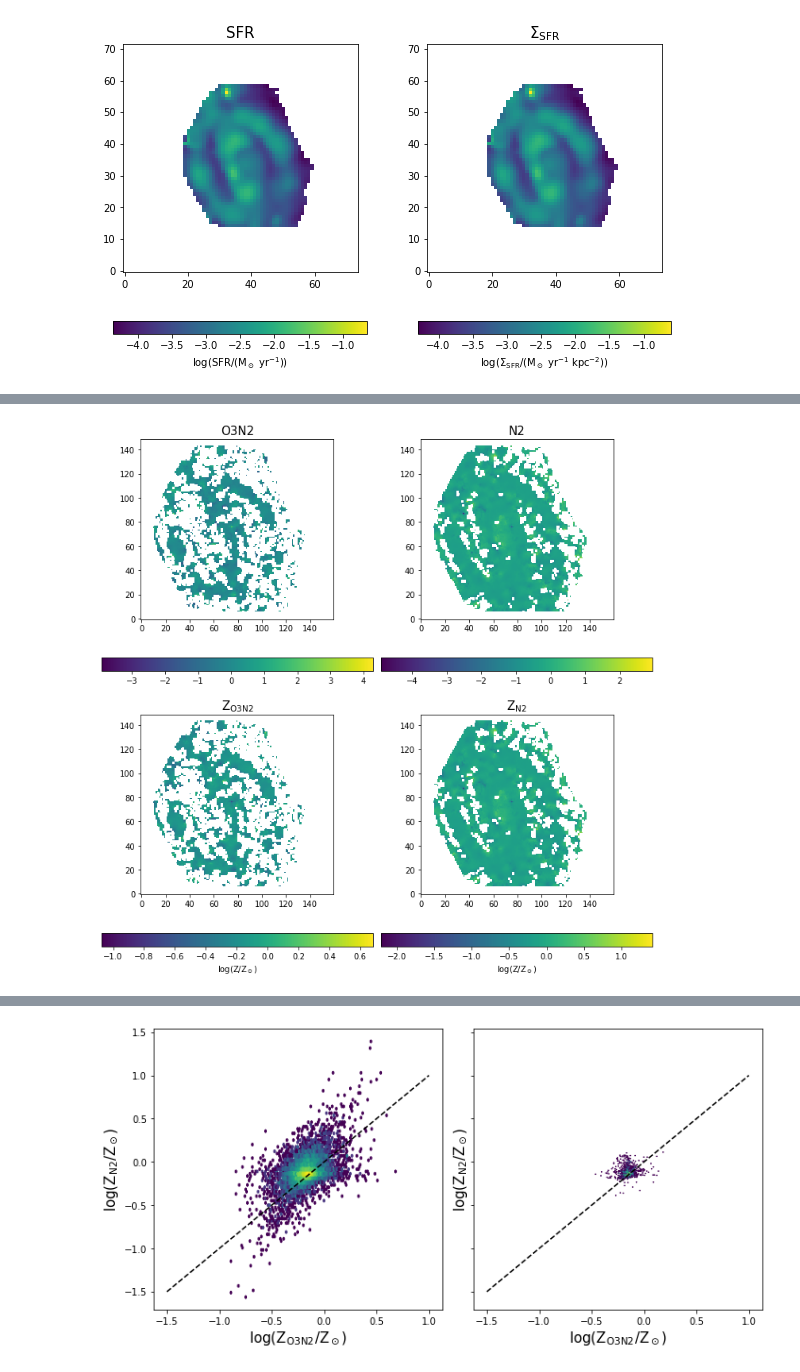
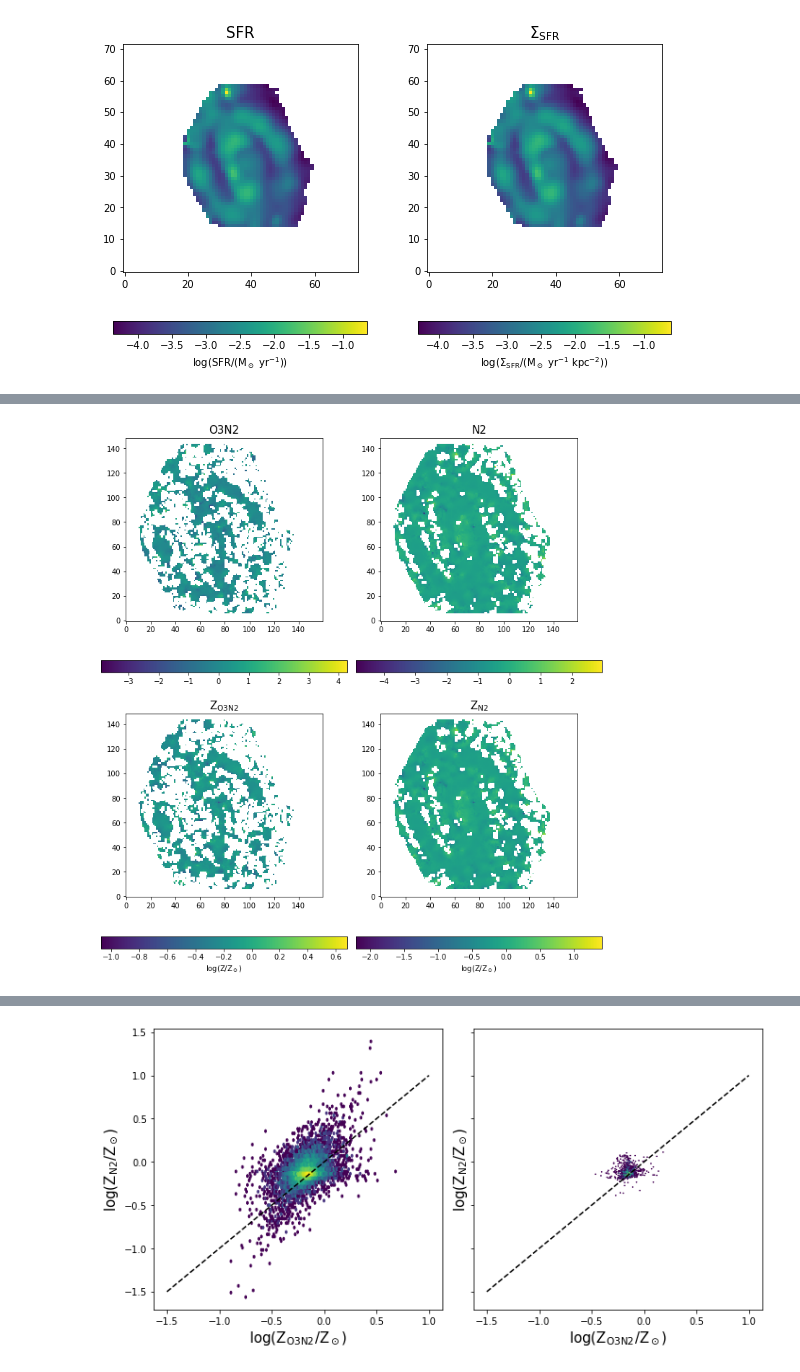
Before and after one commit to Bruno-Rodriguez/quenching-nearby-galaxies, a Jupyter notebook: astrophysical-properties.ipynb, the cells around one changed output, grey strips where cells are left out. Drawn from its saved outputs; the diff is of its cells as text; code cells hidden in the pictures.

```diff
--- a/astrophysical-properties.ipynb
+++ b/astrophysical-properties.ipynb
@@ -74,7 +51,8 @@ theta_min = 5.4
 theta_maj = 9.4
 pa_beam = -36
 # %%
-CO_cube = SpectralCube.read(path+'UGC12250_7m_co21_pbcor.fits')
+#CO_cube = SpectralCube.read(path+'UGC12250_7m_co21_pbcor.fits')
+CO_cube = SpectralCube.read(path+source+'_7m_co21_pbcor.fits')
 CO_cube = CO_cube.minimal_subcube()
 if CO_cube.unit == 'Jy/beam':
     CO_cube = CO_cube.to(u.K)
@@ -94,7 +72,8 @@ print(f'Surface area per ACA spaxel: {pix_area_aca:.6}')
 Angular size of ACA spaxel: 1.5 arcsec
 Surface area per ACA spaxel: 0.533775 kpc2
 # %%
-hdu_list = fits.open(path+'UGC12250.Pipe3D.cube.fits')
+#hdu_list = fits.open(path+'UGC12250.Pipe3D.cube.fits')
+hdu_list = fits.open(path+source+'.Pipe3D.cube.fits')
 hdu_list.info()
 # %% [output]
 Filename: /vol/aibn1081/data1/brodriguez/UGC12250.Pipe3D.cube.fits
@@ -315,3 +292,11 @@ A_Ha = np.where(np.isnan(F_Hb)&~np.isnan(F_Ha),A_Ha_mean,A_Ha)
+# %%
+Ha_to_Hb = np.where(F_Ha/F_Hb>2.86,F_Ha/F_Hb,2.86) # imposing minimum ratio of 2.86
+Ha_to_Hb = np.where(np.isfinite(F_Ha),Ha_to_Hb,np.nan)
+# from Villanueva et al. 2023
+A_Ha = 5.86*np.log10(Ha_to_Hb/2.86)
+A_Ha_mean = np.nanmean(A_Ha[(A_Ha>0)&(F_Hb>e_F_Hb)])
+#A_Ha = np.where(np.isnan(F_Hb)&~np.isnan(F_Ha),A_Ha_mean,A_Ha)
+A_Ha = np.where(~(F_Hb>e_F_Hb)&~np.isnan(F_Ha),A_Ha_mean,A_Ha)
 # %%
 Ha_to_Hb_rep = np.where(F_Ha_rep/F_Hb_rep>2.86,F_Ha_rep/F_Hb_rep,2.86) # imposing minimum ratio of 2.86
 Ha_to_Hb_rep = np.where(np.isfinite(F_Ha_rep),Ha_to_Hb_rep,np.nan)
@@ -352,7 +336,0 @@ plt.show()
-# %%
-fig, ax = plt.subplots(figsize=(10,10))
-ax.scatter(F_Hb/e_F_Hb,A_Ha,s=0.5)
-#ax.set_xscale('log')
-#ax.set_yscale('log')
-#ax.set_xlim(xmin=10**-6)
-plt.show()
@@ -635,14 +516,14 @@ N2_rep = np.log10(F_NII_rep/F_Ha_rep)
 Z_O3N2_rep = np.power(10,-12 + 8.533 - 0.214*O3N2_rep)/Z_sun
 Z_N2_rep = np.power(10,-12 + 8.743 + 0.462*N2_rep)/Z_sun
 # %%
-fig, axs = plt.subplots(2,2,figsize=(10,10))
+fig, axs = plt.subplots(2,2,figsize=(10,11))
 for ax,frame,title,label in zip(axs.ravel(),[O3N2,N2,np.log10(Z_O3N2),np.log10(Z_N2)],
                           [r'O3N2',r'N2',r'Z$_\mathrm{O3N2}$','Z$_\mathrm{N2}$'],['','',r'log(Z/Z$_\odot$)',r'log(Z/Z$_\odot$)']):
     im = ax.imshow(frame,origin='lower')
     fig.colorbar(im,ax=ax,orientation='horizontal',label=label)
     ax.set_title(title,size=15)
 fig.tight_layout()
 plt.show()
 # %% [output]
-[figure, old version]
+[figure, new version]
 # %%
```
Also changed, not shown: parts of 60 cells of this notebook.
